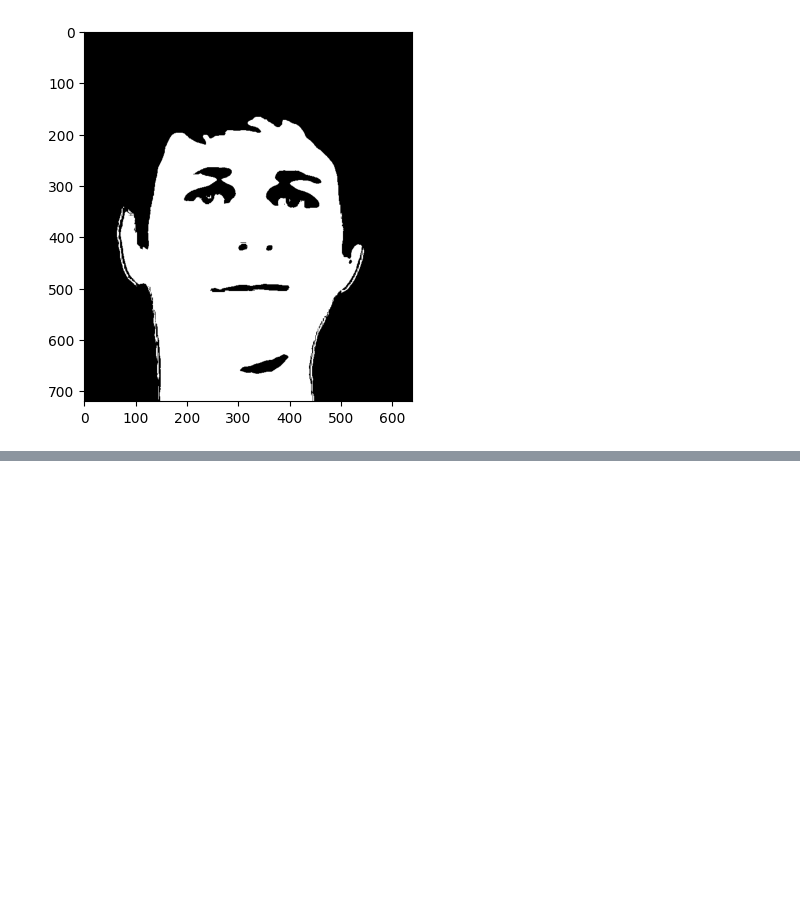
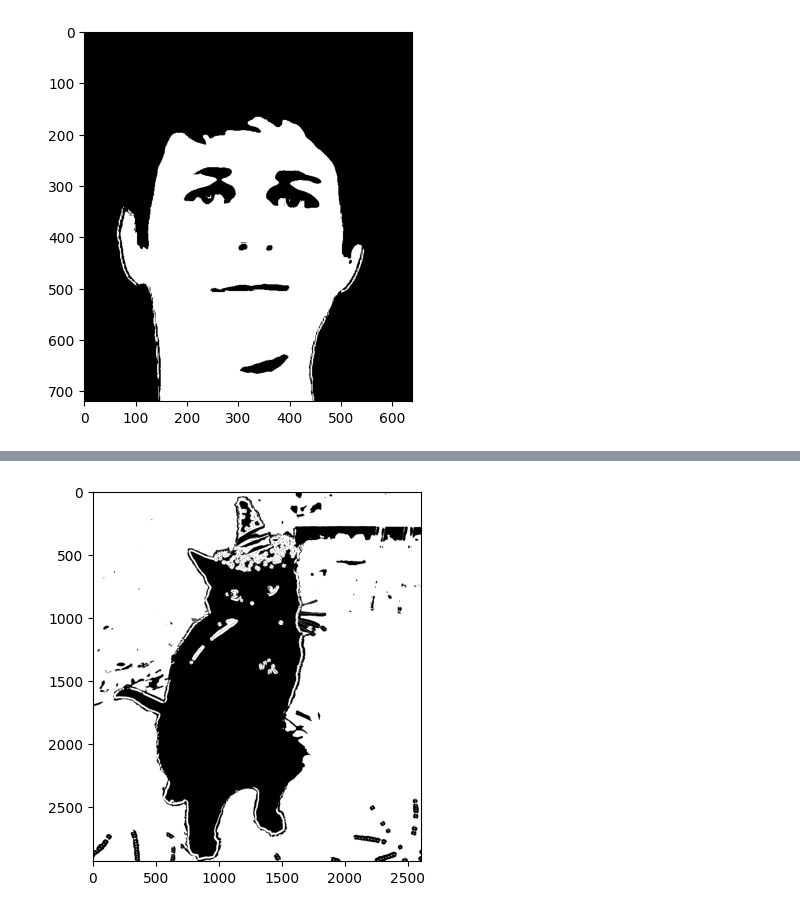
Before and after one commit to gunjanmimo/C2-IMAGE-INPAITING, a Jupyter notebook: WEEK 3/diana/test2.ipynb, the cells around one changed output, grey strips where cells are left out. Cells and saved outputs as stored; diff of their text form; code cells hidden in the pictures; blank space fills up the shorter version.

```diff
--- a/WEEK 3/diana/test2.ipynb
+++ b/WEEK 3/diana/test2.ipynb
@@ -152,0 +100,13 @@ plt.show()
+# %%
+# Load your image here
+image = plt.imread("/Users/dianatat/Downloads/IMG_5677.png")[:,:,0]  # Assuming a grayscale image or converting it to grayscale
+
+phi = initialize_phi(image.shape, type='checkerboard')
+phi = chan_vese_evolution(image, phi, lambda1=0.5, lambda2=1, mu=0.5, nu=0, dt=0.5, num_iterations=100)
+segmentation = extract_segmentation(phi)
+
+# Display the segmentation
+plt.imshow(segmentation, cmap='gray')
+plt.show()
+# %% [output]
+[figure, added]
```
Also changed, not shown: parts of 11 cells of this notebook, 1 other file.
